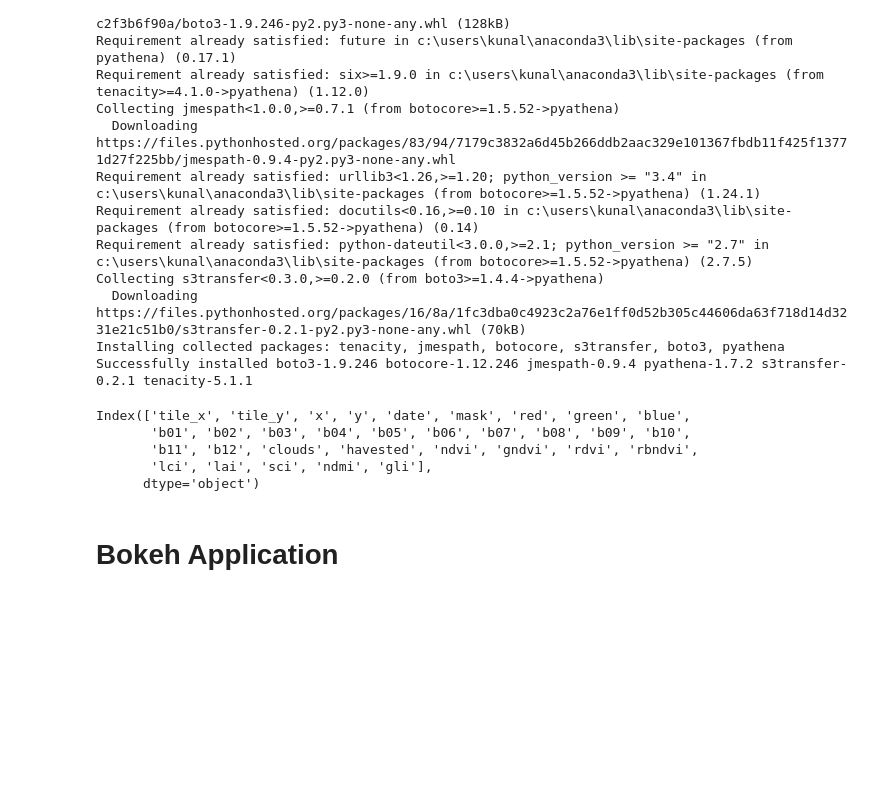
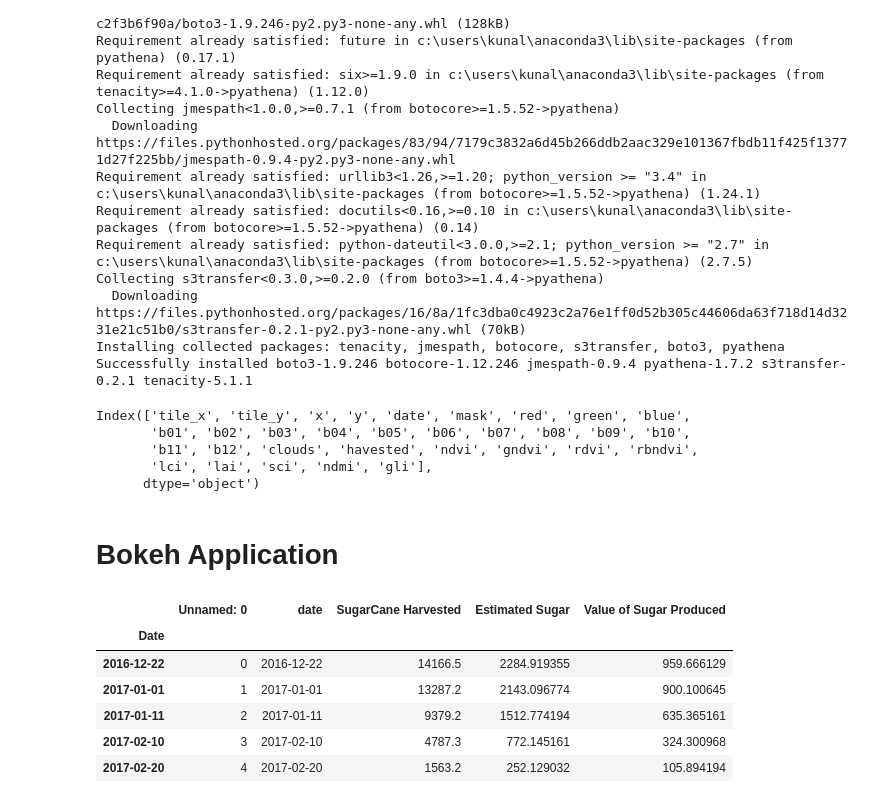
Before and after one commit to Canecrushers/Dash-Application, a Jupyter notebook: Testing Data.ipynb, the cells around one changed output. Cells and saved outputs as stored; diff of their text form; code cells hidden in the pictures; blank space fills up the shorter version.

```diff
--- a/Testing Data.ipynb
+++ b/Testing Data.ipynb
@@ -89,3 +93,13 @@ GroupValue = GroupValue[['Sum value of sugar produced']]
+# %%
+TimeSeries.head()
+# %% [output]
+|  | Unnamed: 0 | date | SugarCane Harvested | Estimated Sugar | Value of Sugar Produced |
+| Date |  |  |  |  |  |
+| 2016-12-22 | 0 | 2016-12-22 | 14166.5 | 2284.919355 | 959.666129 |
+| 2017-01-01 | 1 | 2017-01-01 | 13287.2 | 2143.096774 | 900.100645 |
+| 2017-01-11 | 2 | 2017-01-11 | 9379.2 | 1512.774194 | 635.365161 |
+| 2017-02-10 | 3 | 2017-02-10 | 4787.3 | 772.145161 | 324.300968 |
+| 2017-02-20 | 4 | 2017-02-20 | 1563.2 | 252.129032 | 105.894194 |
 # %%
 import pandas as pd
 import numpy as np
```
Also changed, not shown: parts of 6 cells of this notebook, 3 other files.
